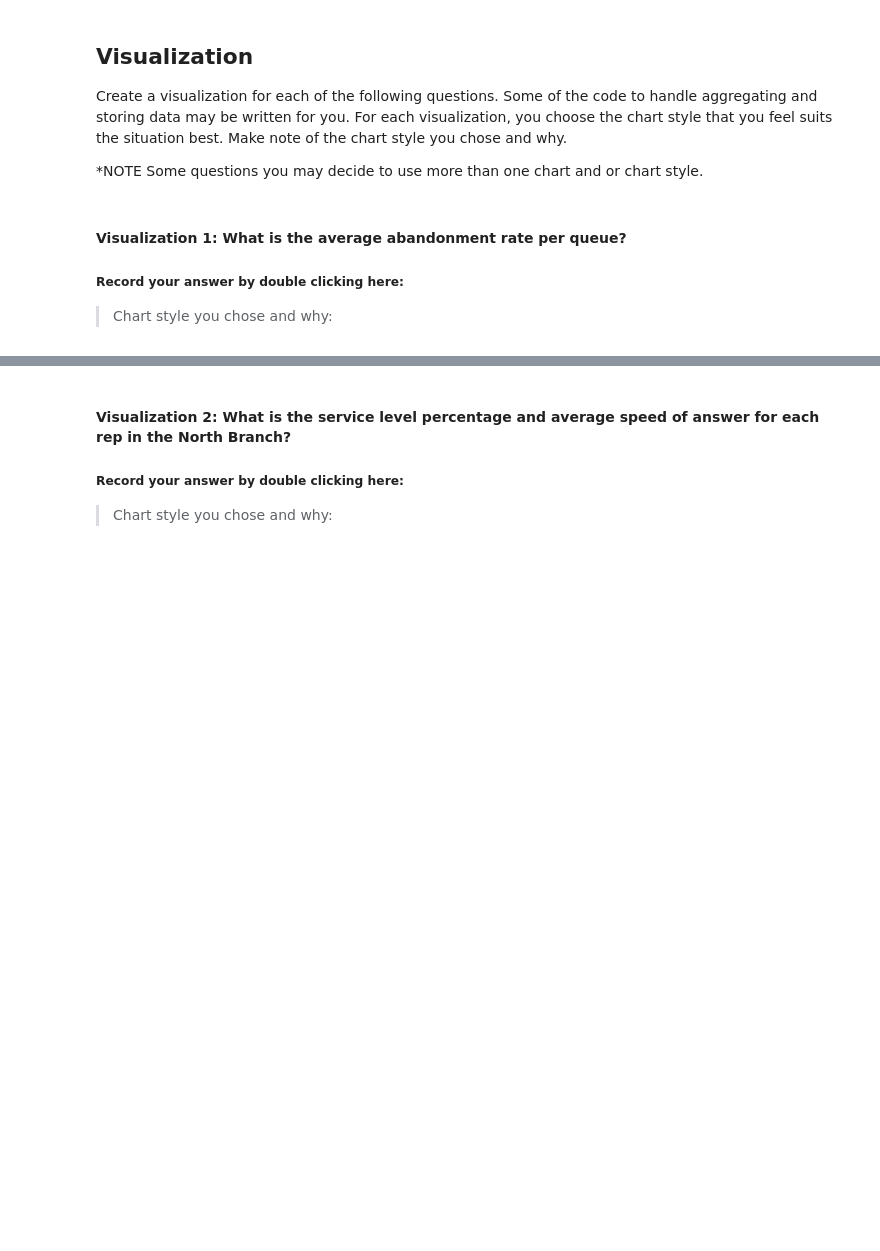
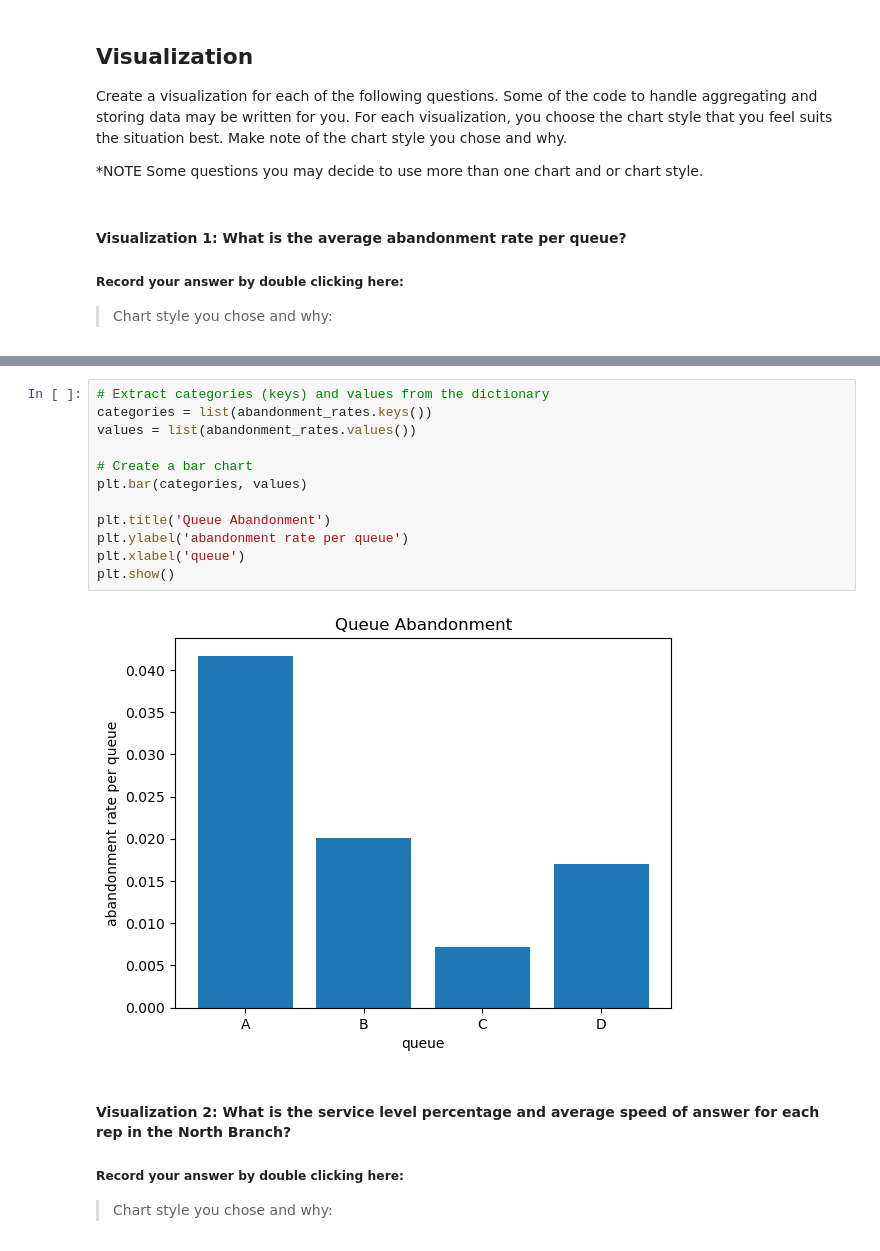
Before and after one commit to jcheidbr/call-center-cleanup-assignment, a Jupyter notebook: Call_Center_Cleanup.ipynb, the cells around one changed output, grey strips where cells are left out. Cells and saved outputs as stored; diff of their text form; blank space fills up the shorter version.

```diff
--- a/Call_Center_Cleanup.ipynb
+++ b/Call_Center_Cleanup.ipynb
@@ -555,3 +716,17 @@ AttributeError: 'list' object has no attribute 'groupby'
+# %%
+# Extract categories (keys) and values from the dictionary
+categories = list(abandonment_rates.keys())
+values = list(abandonment_rates.values())
+
+# Create a bar chart
+plt.bar(categories, values)
+
+plt.title('Queue Abandonment')
+plt.ylabel('abandonment rate per queue')
+plt.xlabel('queue')
+plt.show()
+# %% [output]
+[figure, added]
 # %% [markdown]
 #### Visualization 2: What is the service level percentage and average speed of answer for each rep in the North Branch?
 ##### Record your answer by double clicking here:
```
Also changed, not shown: parts of 65 cells of this notebook.
